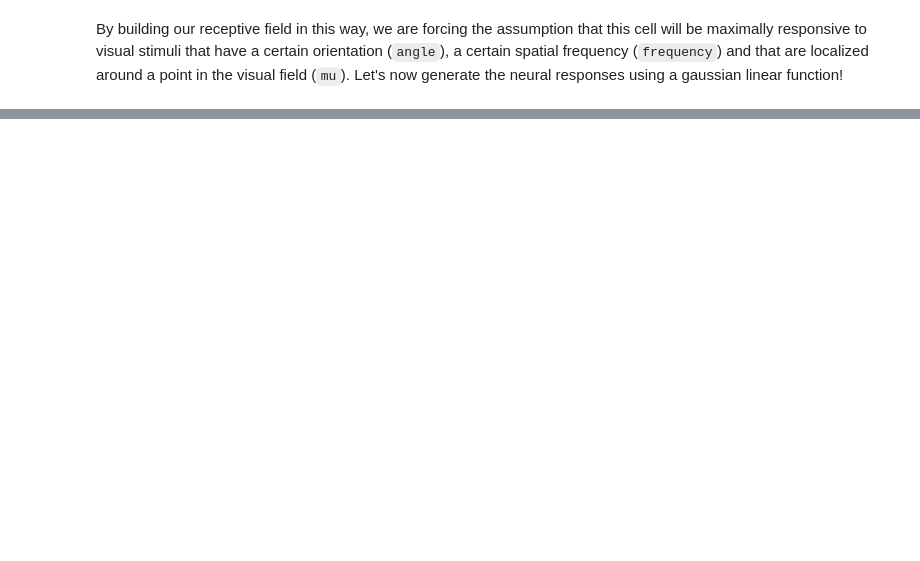
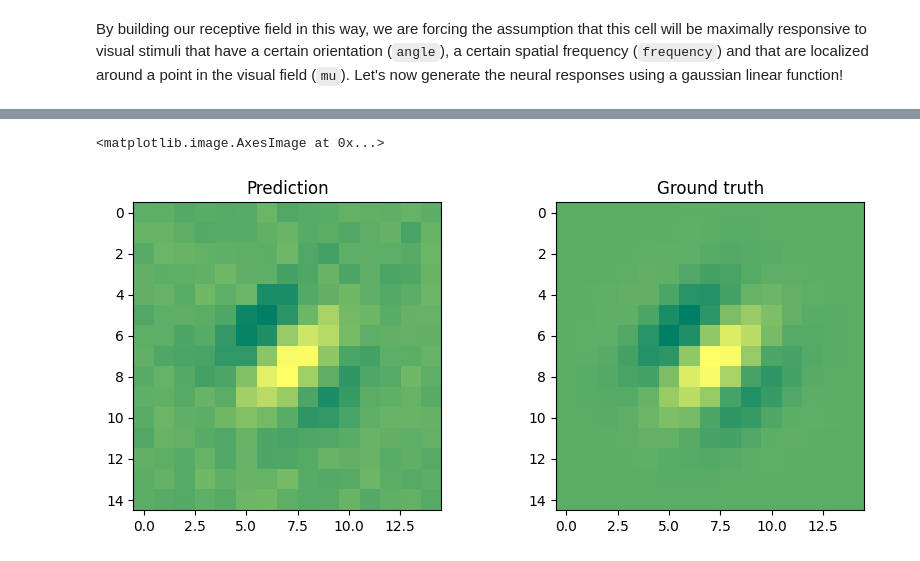
Before and after one commit to DanielaOS/NeuralAnalysis, a Jupyter notebook: Module_2/single-cell-analysis-master/02-GLMs/GLM_lecture.ipynb, the cells around one changed output, grey strips where cells are left out. Cells and saved outputs as stored; diff of their text form; code cells hidden in the pictures; blank space fills up the shorter version.

```diff
--- a/Module_2/single-cell-analysis-master/02-GLMs/GLM_lecture.ipynb
+++ b/Module_2/single-cell-analysis-master/02-GLMs/GLM_lecture.ipynb
@@ -403,0 +201,17 @@ QUESTIONS:
+# %%
+# Minimizing least squares difference <-> Maximum likelihood estimator
+K_hat = np.linalg.pinv(S_flat.T @ S_flat) @ (S_flat.T @ r)
+K_hat = K_hat[:-1].reshape(vf_size)
+
+plt.figure(figsize=(10,4))
+
+plt.subplot(1,2,1)
+plt.title('Prediction')
+plt.imshow(K_hat, cmap='summer')
+
+plt.subplot(1,2,2)
+plt.title('Ground truth')
+plt.imshow(K, cmap='summer')
+# %% [output]
+<matplotlib.image.AxesImage at 0x...>
+[figure, added]
```
Also changed, not shown: parts of 45 cells of this notebook, 1 other file.
